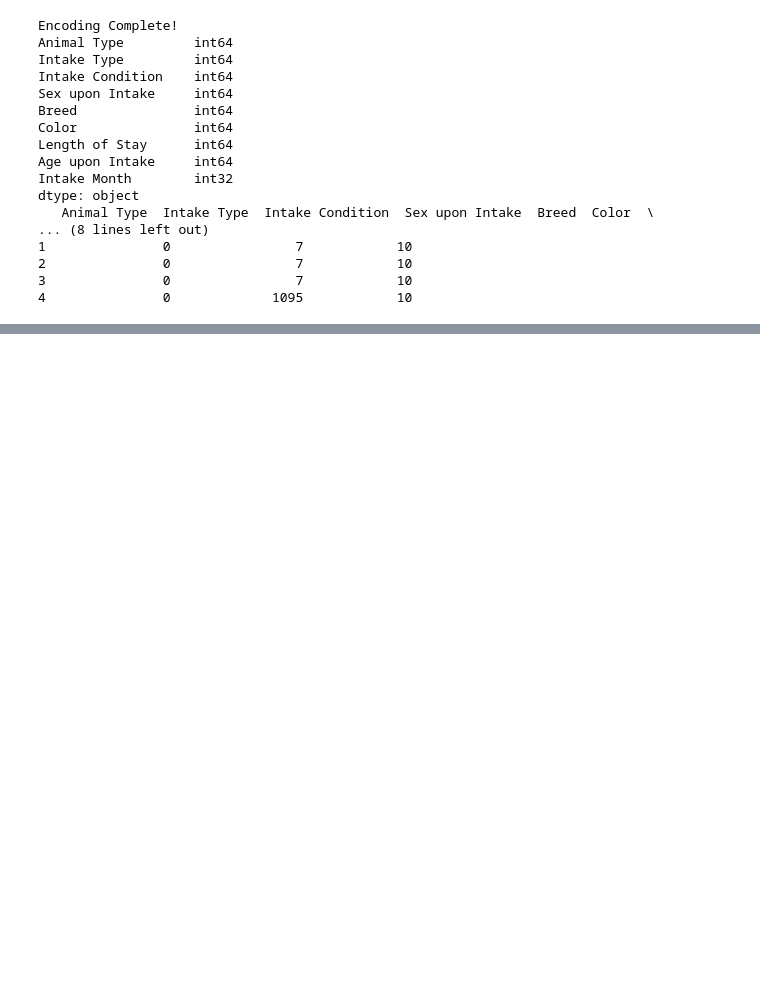
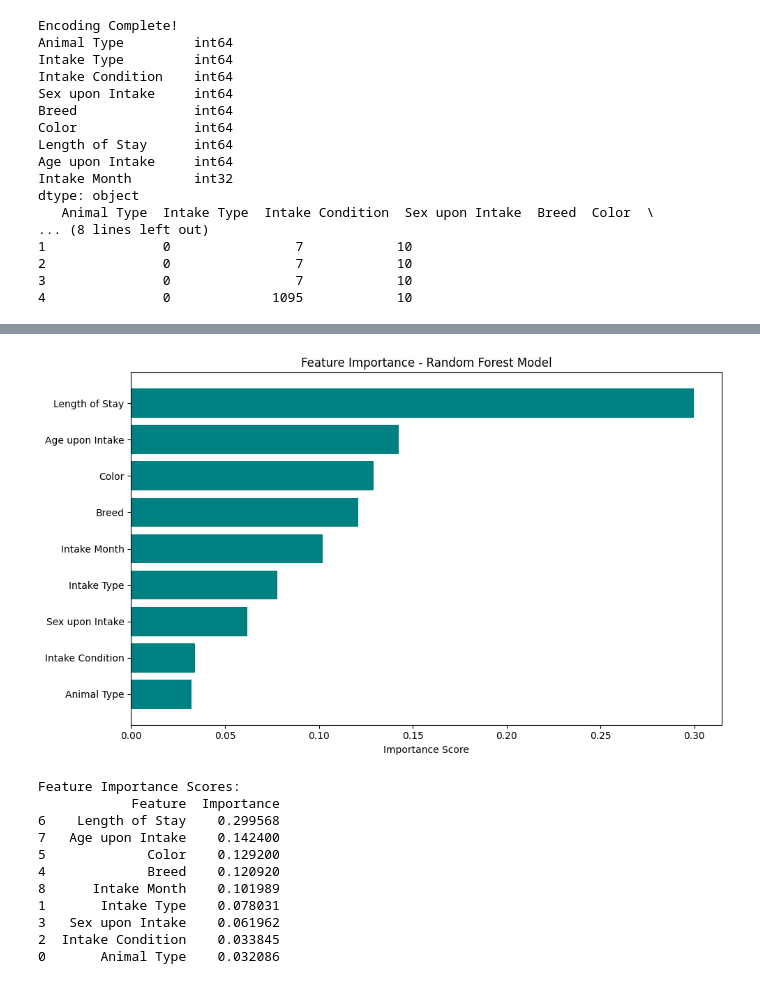
Before and after one commit to hstuken-oss/capstone-predicting-adoption-outcomes, a Jupyter notebook: capstone.ipynb, the cells around one changed output, grey strips where cells are left out. Cells and saved outputs as stored; diff of their text form; code cells hidden in the pictures; blank space fills up the shorter version.

```diff
--- a/capstone.ipynb
+++ b/capstone.ipynb
@@ -602,3 +602,13 @@ dtype: object
 4               0             1095            10
 # %%
 #split data into training and testing sets
+X_train,X_test, y_train, y_test = train_test_split(
+    X, y, test_size=0.2, random_state=42, stratify=y
+)
+
+print("Training setsize:", X_train.shape)
+print("Test set size:", X_test.shape)
+print("Training target distribution:")
+print(y_train.value_counts().sort_index())
+print("Test target distribution:")
+print(y_test.value_counts().sort_index())
@@ -604,0 +632,12 @@ dtype: object
+# %%
+#train random forest model
+rf_model = RandomForestClassifier(
+    n_estimators=100,
+    random_state=42,
+    n_jobs=-1
+)
+
+rf_model.fit(X_train, y_train)
+
+print("Model TrainingComplete!")
+print("Number of Trees:", rf_model.n_estimators)
@@ -604,0 +665,29 @@ dtype: object
+# %%
+#Feature importance
+feature_importance = pd.DataFrame({
+    'Feature': features,
+    'Importance': rf_model.feature_importances_
+}).sort_values(by='Importance', ascending=True)
+
+plt.figure(figsize=(10, 6))
+plt.barh(feature_importance['Feature'], feature_importance['Importance'], color='teal')
+plt.title('Feature Importance - Random Forest Model')
+plt.xlabel('Importance Score')
+plt.tight_layout()
+plt.show()
+
+print("Feature Importance Scores:")
+print(feature_importance.sort_values(by='Importance', ascending=False))
+# %% [output]
+[figure, added]
+Feature Importance Scores:
+            Feature  Importance
+6    Length of Stay    0.299568
+7   Age upon Intake    0.142400
+5             Color    0.129200
+4             Breed    0.120920
+8      Intake Month    0.101989
+1       Intake Type    0.078031
+3   Sex upon Intake    0.061962
+2  Intake Condition    0.033845
+0       Animal Type    0.032086
```
Also changed, not shown: parts of 4 cells of this notebook.
